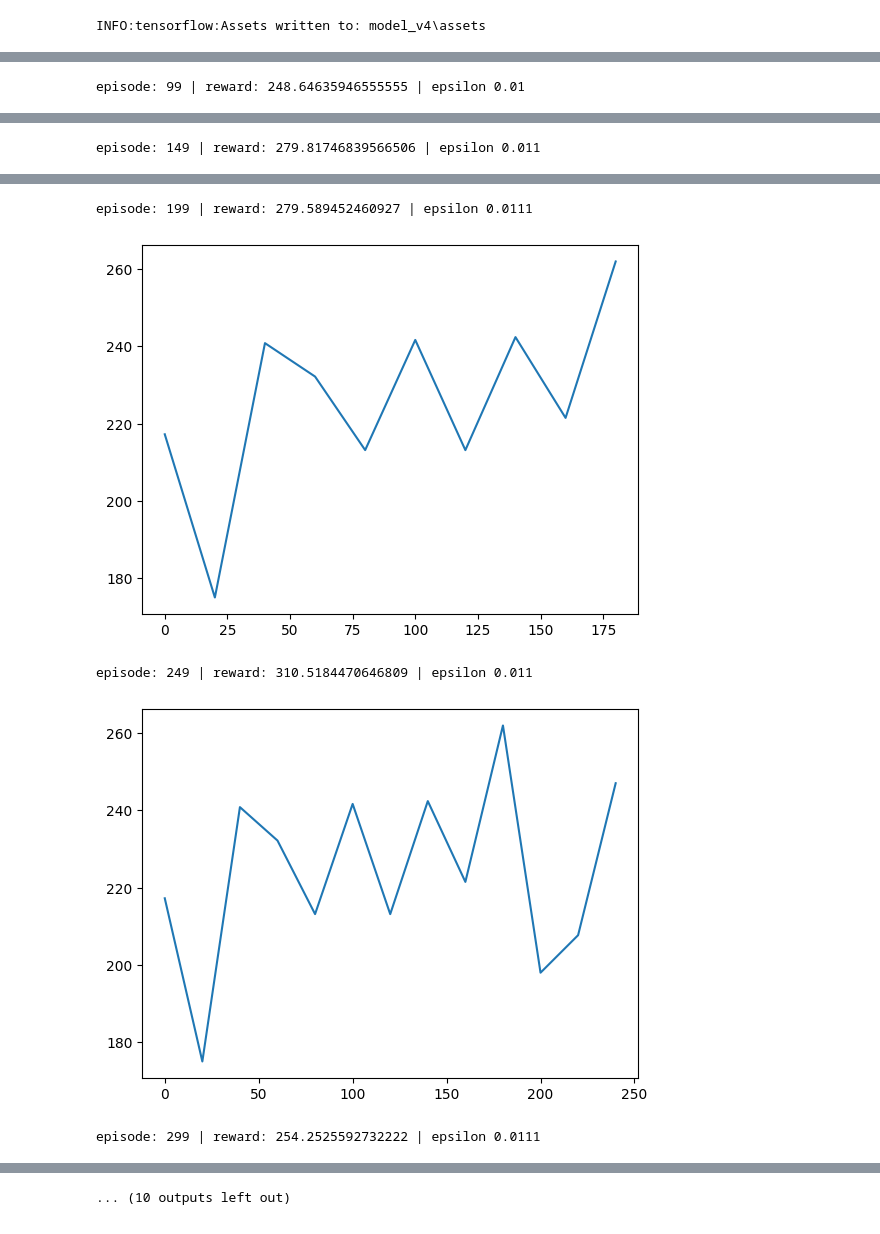
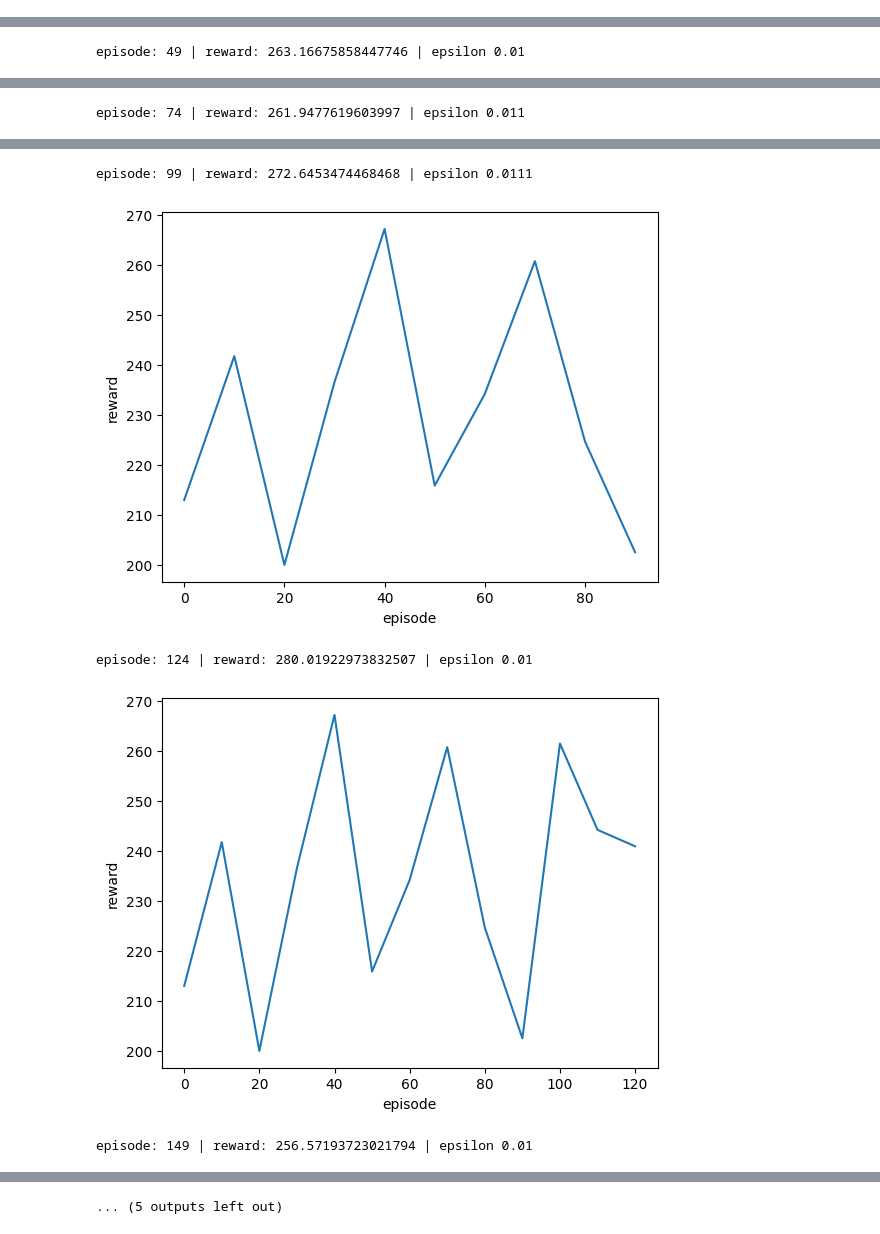
Before and after one commit to Verrem98/ReinforcementLearningLunarLander, a Jupyter notebook: main.ipynb, the cells around one changed output, grey strips where cells are left out. Saved outputs shown, nothing was run; the diff lists cells and outputs as text; code cells hidden in the pictures.

```diff
--- a/main.ipynb
+++ b/main.ipynb
@@ -42,11 +42,10 @@ class Memory:
         return batch
 # %%
 class Agent:
-    def __init__(self, policy, memory,n_episodes, batch_size, update_frequency, env, tau, gamma):
+    def __init__(self, policy, memory, batch_size, update_frequency, env, tau, gamma):
 
         self.policy = policy
         self.memory = memory
-        self.n_episodes = n_episodes
         self.batch_size = batch_size
         self.update_frequency = update_frequency
         self.env = env
@@ -104,11 +103,20 @@ class Agent:
         self.policy.model.set_weights(new_model_weights)
         self.policy.target_model.set_weights(new_model_weights)
 
-    def run(self, train = False, verbose = True):
+    def plot(self,window_size, rewards):
+
+        averages = [np.mean(rewards[i:i+window_size]) for i in range(0, len(rewards), window_size)]
+
+        plt.plot([i * window_size for i in range(len(averages))], averages)
+        plt.xlabel("episode")
+        plt.ylabel("reward")
+        plt.show()
+
+    def run(self, train = False, verbose = True, n_episodes = 1000):
 
         self.rewards = []
         steps = 0
-        for episode in range(self.n_episodes):
+        for episode in range(n_episodes):
             ep_rewards = []
             state, info = self.env.reset()
             while True:
@@ -136,13 +144,7 @@ class Agent:
                 print(f"\repisode: {episode} | reward: {sum(ep_rewards)} | epsilon {self.policy.epsilon}", end = "")
 
                 if (episode +1) % 25 == 0:
-                    window_size = 10
-                    averages = [np.mean(self.rewards[i:i+window_size]) for i in range(0, len(self.rewards), window_size)]
-
-                    plt.plot([i * window_size for i in range(len(averages))], averages)
-                    plt.xlabel("episode")
-                    plt.ylabel("reward")
-                    plt.show()
+                    self.plot(window_size = 10, rewards = self.rewards)
 # %%
 class EpsilonGreedyPolicy:
 
@@ -178,6 +180,6 @@ class EpsilonGreedyPolicy:
 env = gym.make("LunarLander-v2", render_mode="human")
 # %%
 DDQN = Agent(policy = EpsilonGreedyPolicy(alpha = 0.0005, epsilon = 0.07, epsilon_decay_rate = 0.996, min_epsilon = 0.01, state_size = 8, action_size = 4),
-             tau = 0.01, gamma = 0.99,memory = Memory(capacity = 100000), n_episodes = 700, batch_size = 64, update_frequency = 4, env = env)
+             tau = 0.01, gamma = 0.99,memory = Memory(capacity = 100000), batch_size = 64, update_frequency = 4, env = env)
 # %%
-DDQN.run(train = True, verbose = 1)
+DDQN.run(train = True, verbose = 1, n_episodes = 201)
@@ -187,9 +186,5 @@ KeyboardInterrupt:
 # %%
 #DDQN.load_model("model")
-# %%
-DDQN.save_model("model_v4")
-# %% [output]
-INFO:tensorflow:Assets written to: model_v4\assets
 # %%
 DDQN.load_model("model_v4")
 # %%
@@ -198,5 +193,5 @@ DDQN.policy.epsilon = 0
 env = gym.make("LunarLander-v2", render_mode="human")
 DDQN.env = env
 # %%
-DDQN.run(train = False, verbose = True)
+DDQN.run(train = False, verbose = True, n_episodes = 201)
 # %% [output]
@@ -205 +200 @@ episode: 49 | reward: 242.38754908109232 | epsilon 0.01
-episode: 99 | reward: 248.64635946555555 | epsilon 0.01
+episode: 49 | reward: 263.16675858447746 | epsilon 0.01
@@ -207 +202 @@ episode: 99 | reward: 248.64635946555555 | epsilon 0.01
-episode: 149 | reward: 279.81746839566506 | epsilon 0.011
+episode: 74 | reward: 261.9477619603997 | epsilon 0.011
@@ -209,5 +204,5 @@ episode: 149 | reward: 279.81746839566506 | epsilon 0.011
-episode: 199 | reward: 279.589452460927 | epsilon 0.0111
+episode: 99 | reward: 272.6453474468468 | epsilon 0.0111
-[figure, old version]
+[figure, new version]
-episode: 249 | reward: 310.5184470646809 | epsilon 0.011
+episode: 124 | reward: 280.01922973832507 | epsilon 0.01
-[figure, old version]
+[figure, new version]
-episode: 299 | reward: 254.2525592732222 | epsilon 0.0111
+episode: 149 | reward: 256.57193723021794 | epsilon 0.01
@@ -215,4 +210,4 @@ episode: 299 | reward: 254.2525592732222 | epsilon 0.0111
-... (10 outputs left out)
+... (5 outputs left out)
 # %%
 np.mean(DDQN.rewards)
 # %% [output]
```
Also changed, not shown: parts of 3 cells of this notebook.
